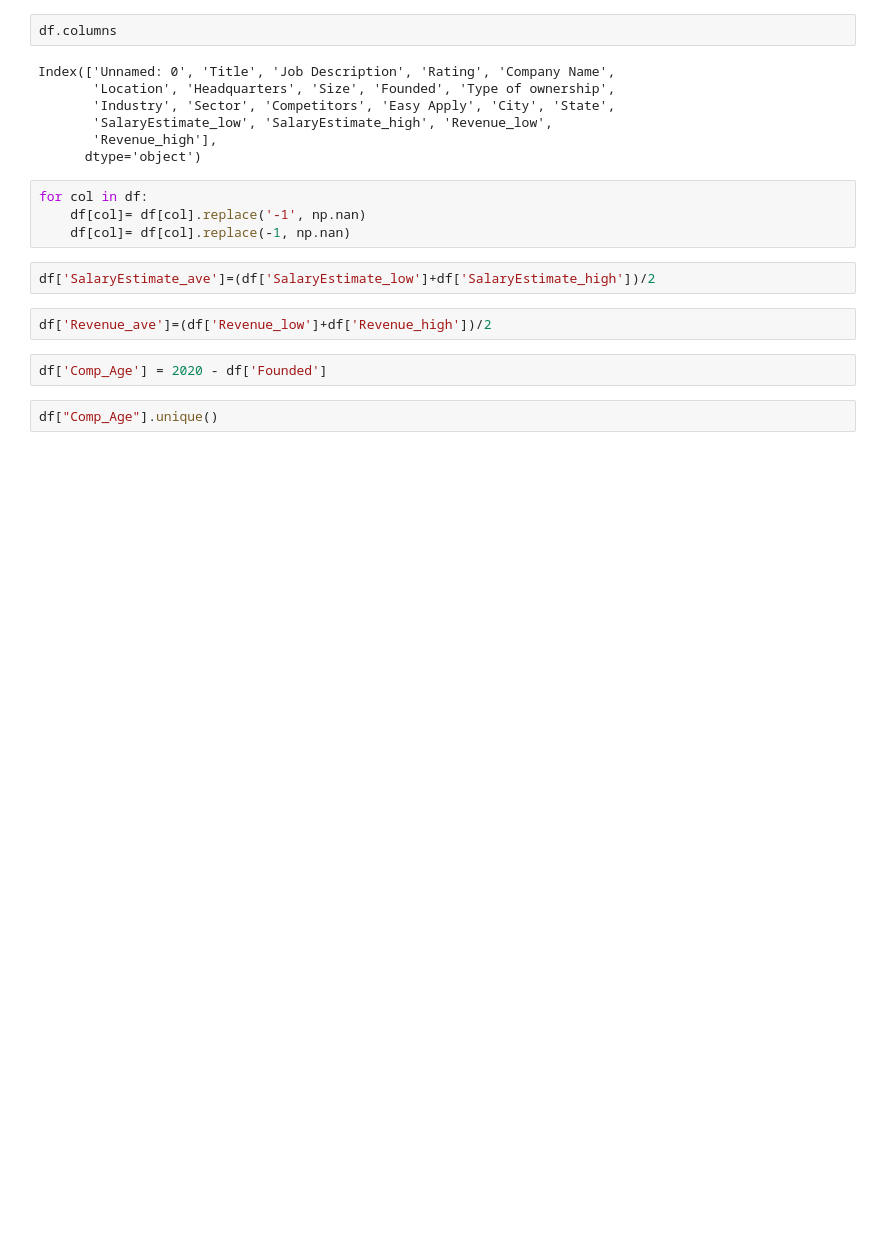
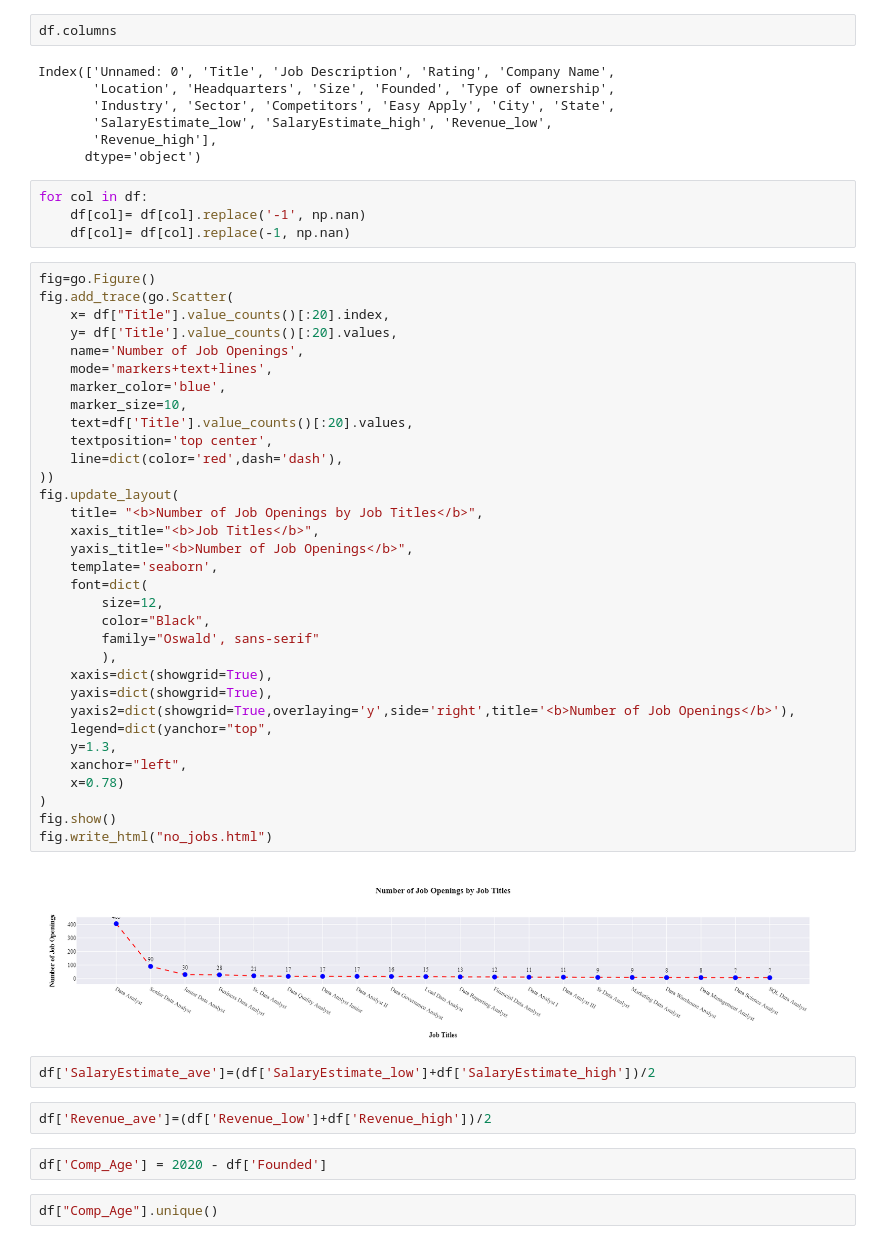
Before and after one commit to davism02/Data-Analyst-Project-3, a Jupyter notebook: ETL/analyzing_df_all.ipynb, the cells around one changed output. Saved outputs shown, nothing was run; the diff lists cells and outputs as text; blank space fills up the shorter version.

Commit message:
update html

```diff
--- a/ETL/analyzing_df_all.ipynb
+++ b/ETL/analyzing_df_all.ipynb
@@ -80,6 +80,41 @@ Index(['Unnamed: 0', 'Title', 'Job Description', 'Rating', 'Company Name',
 for col in df:
     df[col]= df[col].replace('-1', np.nan)
     df[col]= df[col].replace(-1, np.nan)
+# %%
+fig=go.Figure()
+fig.add_trace(go.Scatter(
+    x= df["Title"].value_counts()[:20].index,
+    y= df['Title'].value_counts()[:20].values,
+    name='Number of Job Openings',
+    mode='markers+text+lines',
+    marker_color='blue',
+    marker_size=10,
+    text=df['Title'].value_counts()[:20].values,
+    textposition='top center',
+    line=dict(color='red',dash='dash'),
+))
+fig.update_layout(
+    title= "<b>Number of Job Openings by Job Titles</b>",
+    xaxis_title="<b>Job Titles</b>",
+    yaxis_title="<b>Number of Job Openings</b>",
+    template='seaborn',
+    font=dict(
+        size=12,
+        color="Black",
+        family="Oswald', sans-serif"
+        ),
+    xaxis=dict(showgrid=True),
+    yaxis=dict(showgrid=True),
+    yaxis2=dict(showgrid=True,overlaying='y',side='right',title='<b>Number of Job Openings</b>'),
+    legend=dict(yanchor="top",
+    y=1.3,
+    xanchor="left",
+    x=0.78)
+)
+fig.show()
+fig.write_html("no_jobs.html")
+# %% [output]
+[figure, added]
 # %%
 df['SalaryEstimate_ave']=(df['SalaryEstimate_low']+df['SalaryEstimate_high'])/2
 # %%
```
Also changed, not shown: parts of 4 cells of this notebook, 9 other files.
